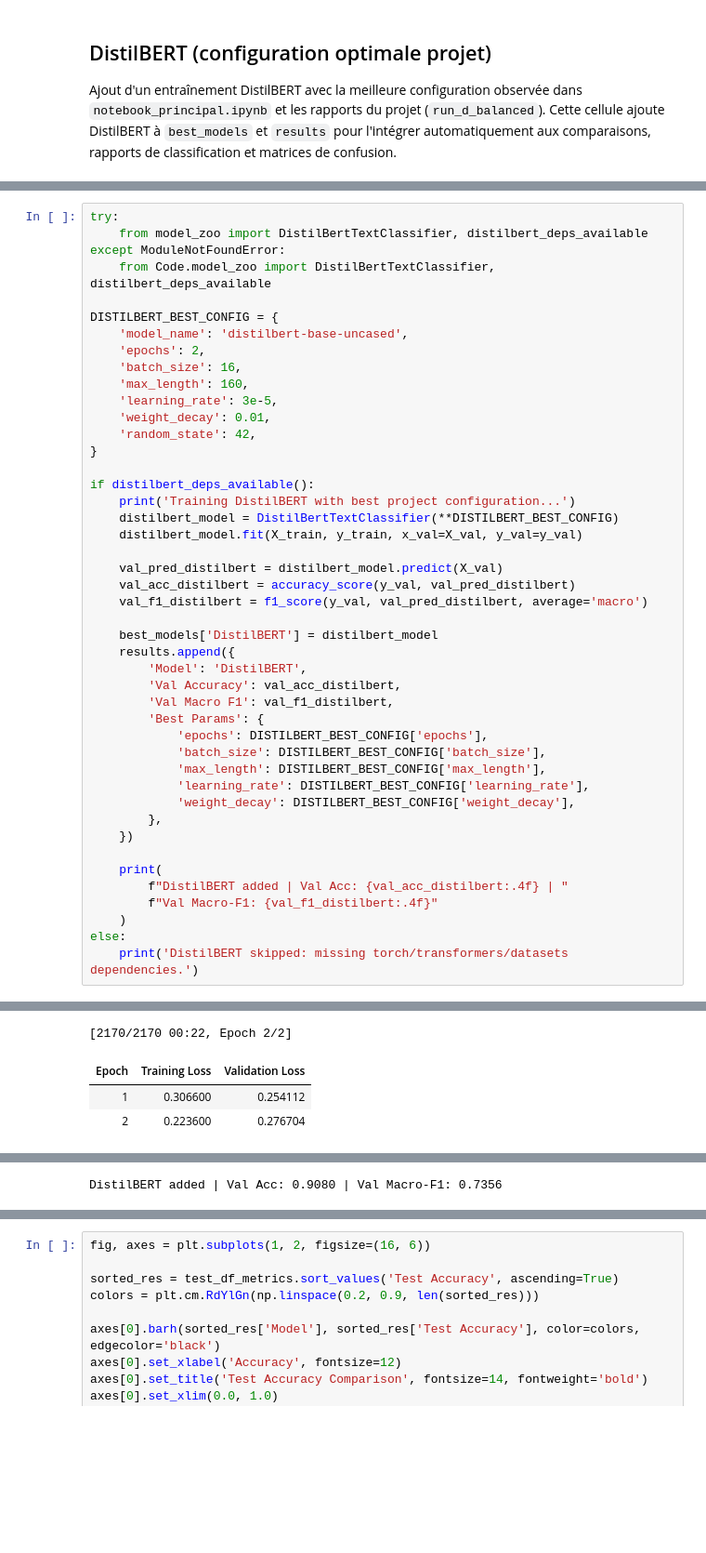
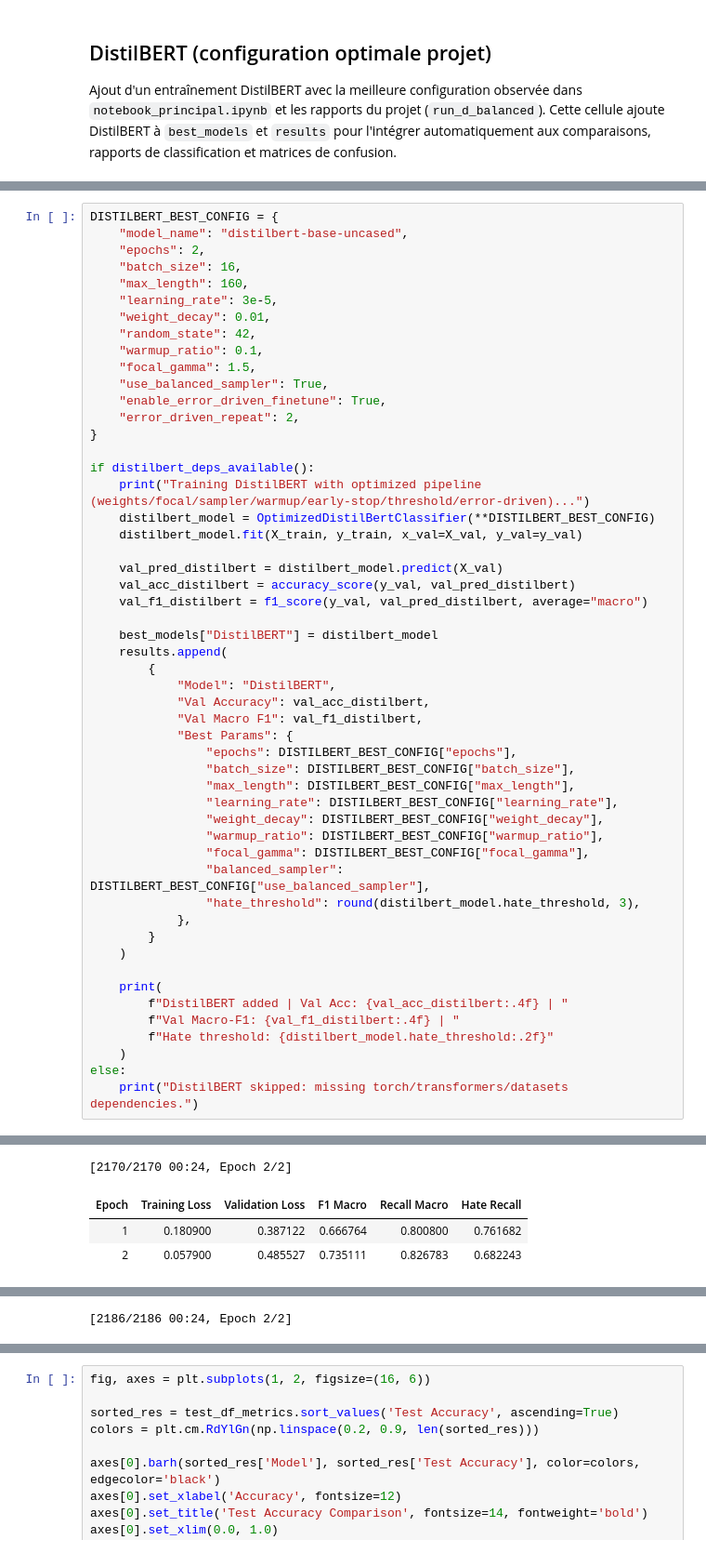
Before and after one commit to UQO-ML/Tech-App-Projet, a Jupyter notebook: hate_speech_model.ipynb, the cells around one changed output, grey strips where cells are left out. Shown at 93% size. Cells and saved outputs as stored; diff of their text form; blank space fills up the shorter version.

```diff
--- a/Code/hate-speech-model.ipynb
+++ b/hate_speech_model.ipynb
@@ -353,46 +364,53 @@ True
 # %%
-try:
-    from model_zoo import DistilBertTextClassifier, distilbert_deps_available
-except ModuleNotFoundError:
-    from Code.model_zoo import DistilBertTextClassifier, distilbert_deps_available
-
 DISTILBERT_BEST_CONFIG = {
-    'model_name': 'distilbert-base-uncased',
-    'epochs': 2,
-    'batch_size': 16,
-    'max_length': 160,
-    'learning_rate': 3e-5,
-    'weight_decay': 0.01,
-    'random_state': 42,
+    "model_name": "distilbert-base-uncased",
+    "epochs": 2,
+    "batch_size": 16,
+    "max_length": 160,
+    "learning_rate": 3e-5,
+    "weight_decay": 0.01,
+    "random_state": 42,
+    "warmup_ratio": 0.1,
+    "focal_gamma": 1.5,
+    "use_balanced_sampler": True,
+    "enable_error_driven_finetune": True,
+    "error_driven_repeat": 2,
 }
 
 if distilbert_deps_available():
-    print('Training DistilBERT with best project configuration...')
-    distilbert_model = DistilBertTextClassifier(**DISTILBERT_BEST_CONFIG)
+    print("Training DistilBERT with optimized pipeline (weights/focal/sampler/warmup/early-stop/threshold/error-driven)...")
+    distilbert_model = OptimizedDistilBertClassifier(**DISTILBERT_BEST_CONFIG)
     distilbert_model.fit(X_train, y_train, x_val=X_val, y_val=y_val)
 
     val_pred_distilbert = distilbert_model.predict(X_val)
     val_acc_distilbert = accuracy_score(y_val, val_pred_distilbert)
-    val_f1_distilbert = f1_score(y_val, val_pred_distilbert, average='macro')
+    val_f1_distilbert = f1_score(y_val, val_pred_distilbert, average="macro")
 
-    best_models['DistilBERT'] = distilbert_model
-    results.append({
-        'Model': 'DistilBERT',
-        'Val Accuracy': val_acc_distilbert,
-        'Val Macro F1': val_f1_distilbert,
-        'Best Params': {
-            'epochs': DISTILBERT_BEST_CONFIG['epochs'],
-            'batch_size': DISTILBERT_BEST_CONFIG['batch_size'],
-            'max_length': DISTILBERT_BEST_CONFIG['max_length'],
-            'learning_rate': DISTILBERT_BEST_CONFIG['learning_rate'],
-            'weight_decay': DISTILBERT_BEST_CONFIG['weight_decay'],
-        },
-    })
+    best_models["DistilBERT"] = distilbert_model
+    results.append(
+        {
+            "Model": "DistilBERT",
+            "Val Accuracy": val_acc_distilbert,
+            "Val Macro F1": val_f1_distilbert,
+            "Best Params": {
+                "epochs": DISTILBERT_BEST_CONFIG["epochs"],
+                "batch_size": DISTILBERT_BEST_CONFIG["batch_size"],
+                "max_length": DISTILBERT_BEST_CONFIG["max_length"],
+                "learning_rate": DISTILBERT_BEST_CONFIG["learning_rate"],
+                "weight_decay": DISTILBERT_BEST_CONFIG["weight_decay"],
+                "warmup_ratio": DISTILBERT_BEST_CONFIG["warmup_ratio"],
+                "focal_gamma": DISTILBERT_BEST_CONFIG["focal_gamma"],
+                "balanced_sampler": DISTILBERT_BEST_CONFIG["use_balanced_sampler"],
+                "hate_threshold": round(distilbert_model.hate_threshold, 3),
+            },
+        }
+    )
 
     print(
         f"DistilBERT added | Val Acc: {val_acc_distilbert:.4f} | "
-        f"Val Macro-F1: {val_f1_distilbert:.4f}"
+        f"Val Macro-F1: {val_f1_distilbert:.4f} | "
+        f"Hate threshold: {distilbert_model.hate_threshold:.2f}"
     )
 else:
-    print('DistilBERT skipped: missing torch/transformers/datasets dependencies.')
+    print("DistilBERT skipped: missing torch/transformers/datasets dependencies.")
 # %% [output]
@@ -400,8 +418,8 @@ Training DistilBERT with best project configuration...
 Some weights of DistilBertForSequenceClassification were not initialized from the model checkpoint at distilbert-base-uncased and are newly initialized: ['classifier.bias', 'classifier.weight', 'pre_c ...
 You should probably TRAIN this model on a down-stream task to be able to use it for predictions and inference.
-[2170/2170 00:22, Epoch 2/2]
+[2170/2170 00:24, Epoch 2/2]
-| Epoch | Training Loss | Validation Loss |
-| 1 | 0.306600 | 0.254112 |
-| 2 | 0.223600 | 0.276704 |
+| Epoch | Training Loss | Validation Loss | F1 Macro | Recall Macro | Hate Recall |
+| 1 | 0.180900 | 0.387122 | 0.666764 | 0.800800 | 0.761682 |
+| 2 | 0.057900 | 0.485527 | 0.735111 | 0.826783 | 0.682243 |
 [interactive output not drawn]
-DistilBERT added | Val Acc: 0.9080 | Val Macro-F1: 0.7356
+[2186/2186 00:24, Epoch 2/2]
```
Also changed, not shown: parts of 11 cells of this notebook, 12 other files.
